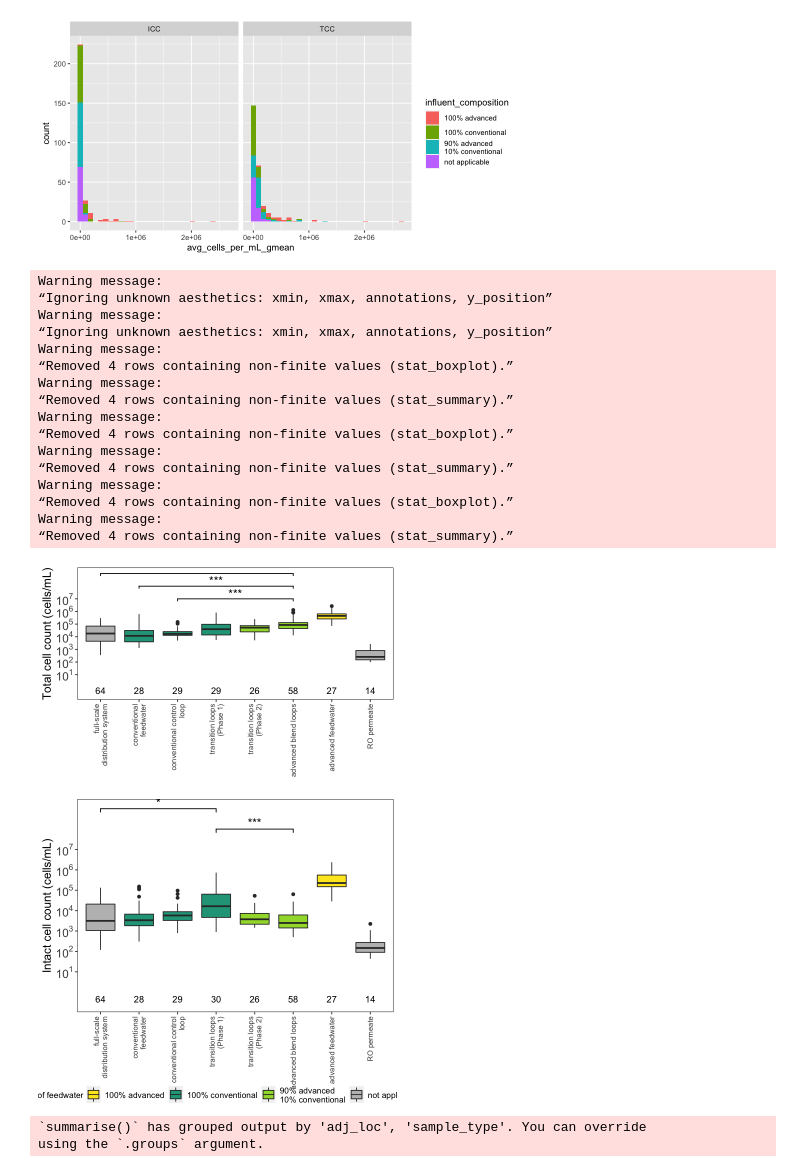
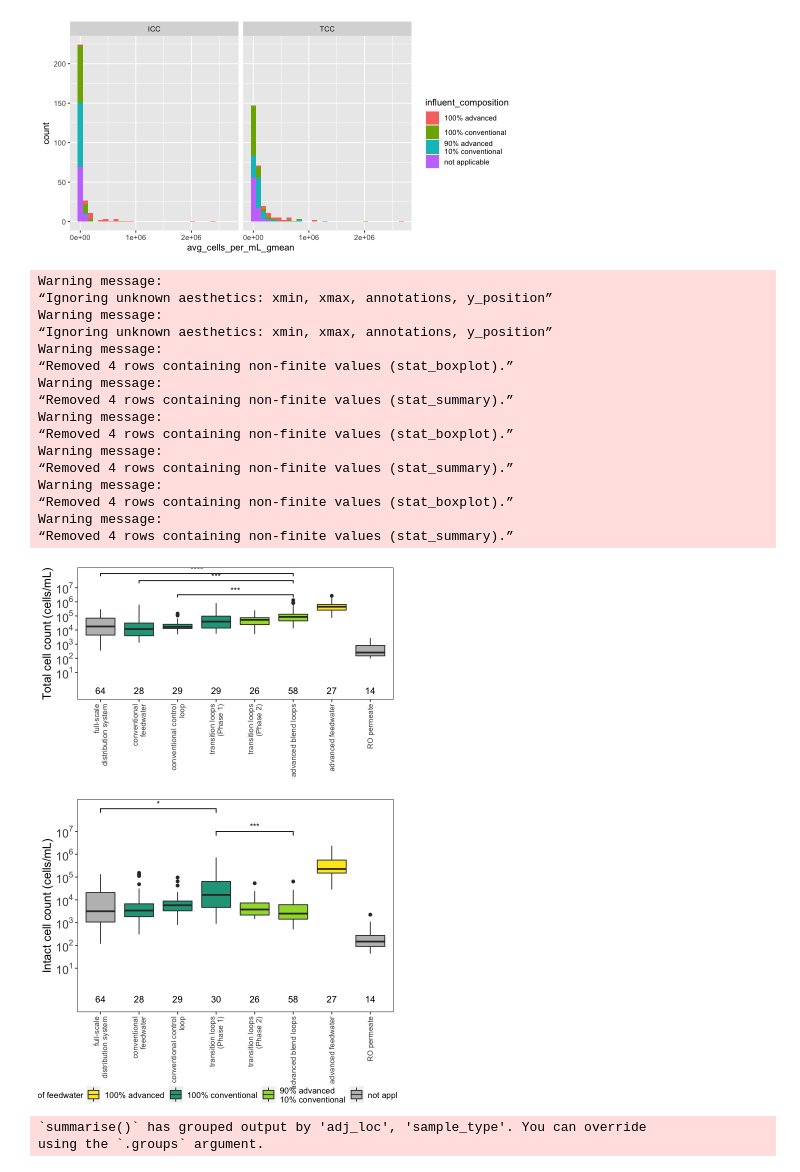
Before and after one commit to kennedylaurenc/2022_microbiological_impacts_DPR_pipe_loops, a Jupyter notebook: Microbial_water_quality_data_analysis.ipynb, the cells around one changed output. Drawn from its saved outputs; the diff is of its cells as text; code cells hidden in the pictures.

Commit message:
fixed labels on Figures 2 and 6

```diff
--- a/Microbial_water_quality_data_analysis.ipynb
+++ b/Microbial_water_quality_data_analysis.ipynb
@@ -406,7 +406,7 @@ df_SG_sig$end<-df_SG_sig$group2
 df_SG_sig<-df_SG_sig[,c("label","start","end"),]
 df_SG_sig<- df_SG_sig[df_SG_sig$end != "RO permeate",] #everything is significantly different from RO permeate including advanced feedwater
 df_SG_sig<- df_SG_sig[df_SG_sig$end != "advanced feedwater",] #everything is significantly different from advanced feedwater including RO perm
-df_SG_sig$ypos<-c(9, 8, 7)
+df_SG_sig$ypos<-c(8, 7.5, 6.5)
 
 df_PI_sig<-as.data.frame(df_PI[df_PI$p.adj.signif !="ns",])
 df_PI_sig$label<-df_PI_sig$p.adj.signif
@@ -415,7 +415,7 @@ df_PI_sig$end<-df_PI_sig$group2
 df_PI_sig<-df_PI_sig[,c("label","start","end"),]
 df_PI_sig<- df_PI_sig[df_PI_sig$end != "RO permeate",] #everything is significantly different from RO permeate including advanced feedwater
 df_PI_sig<- df_PI_sig[df_PI_sig$end != "advanced feedwater",] #everything is significantly different from advanced feedwater including RO perm
-df_PI_sig$ypos<-c(9, 8 )
+df_PI_sig$ypos<-c(8, 7 )
 # %%
 library(ggsignif)
 
@@ -447,7 +447,7 @@ a<-ggplot(SG, aes(x = adj_loc, y = avg_cells_per_mL_gmean)) +
   geom_signif(
     data = df_SG_sig,
     aes(xmin = start, xmax = end, annotations = label, y_position = ypos),
-    textsize = 5,
+    textsize = 3.5,
     manual = TRUE
   ) +
 stat_summary(fun.data = give.n_b, geom = "text", position = position_dodge(width = 0.75), vjust=0) +
@@ -477,7 +477,7 @@ b<-ggplot(PI, aes(x = adj_loc, y = avg_cells_per_mL_gmean)) +
   geom_signif(
     data = df_PI_sig,
     aes(xmin = start, xmax = end, annotations = label, y_position = ypos),
-    textsize = 5,
+    textsize = 3.5,
     manual = TRUE
   ) +
 stat_summary(fun.data = give.n_b, geom = "text", position = position_dodge(width = 0.75), vjust=0) +
@@ -493,34 +493,34 @@ theme(panel.background=element_blank(), panel.border=element_rect(color = "black
         legend.title = element_text(size=10),
         legend.text = element_text(size=10),
         legend.position="none", legend.margin=margin(t=-25))
 
 
 icc<-a
 tcc<-b
 # Arrange plots using ggarrange
 fig_totint <- ggarrange(a, b,
           ncol = 1, nrow = 2,
           common.legend=TRUE,legend="bottom",
           widths = c(2, 2), heights = c(4, 5.4))
 fig_totint
 # %% [output]
 Warning message:
 “Ignoring unknown aesthetics: xmin, xmax, annotations, y_position”
 Warning message:
 “Ignoring unknown aesthetics: xmin, xmax, annotations, y_position”
 Warning message:
 “Removed 4 rows containing non-finite values (stat_boxplot).”
 Warning message:
 “Removed 4 rows containing non-finite values (stat_summary).”
 Warning message:
 “Removed 4 rows containing non-finite values (stat_boxplot).”
 Warning message:
 “Removed 4 rows containing non-finite values (stat_summary).”
 Warning message:
 “Removed 4 rows containing non-finite values (stat_boxplot).”
 Warning message:
 “Removed 4 rows containing non-finite values (stat_summary).”
-[figure, old version]
+[figure, new version]
 # %%
 PI_sum<-PI %>% group_by(adj_loc, sample_type, influent_composition)  %>%  dplyr::summarize(count=n(), mean=mean(avg_cells_per_mL_gmean, na.rm=TRUE))
 
```
Also changed, not shown: parts of 1 cell of this notebook, 2 other files.
